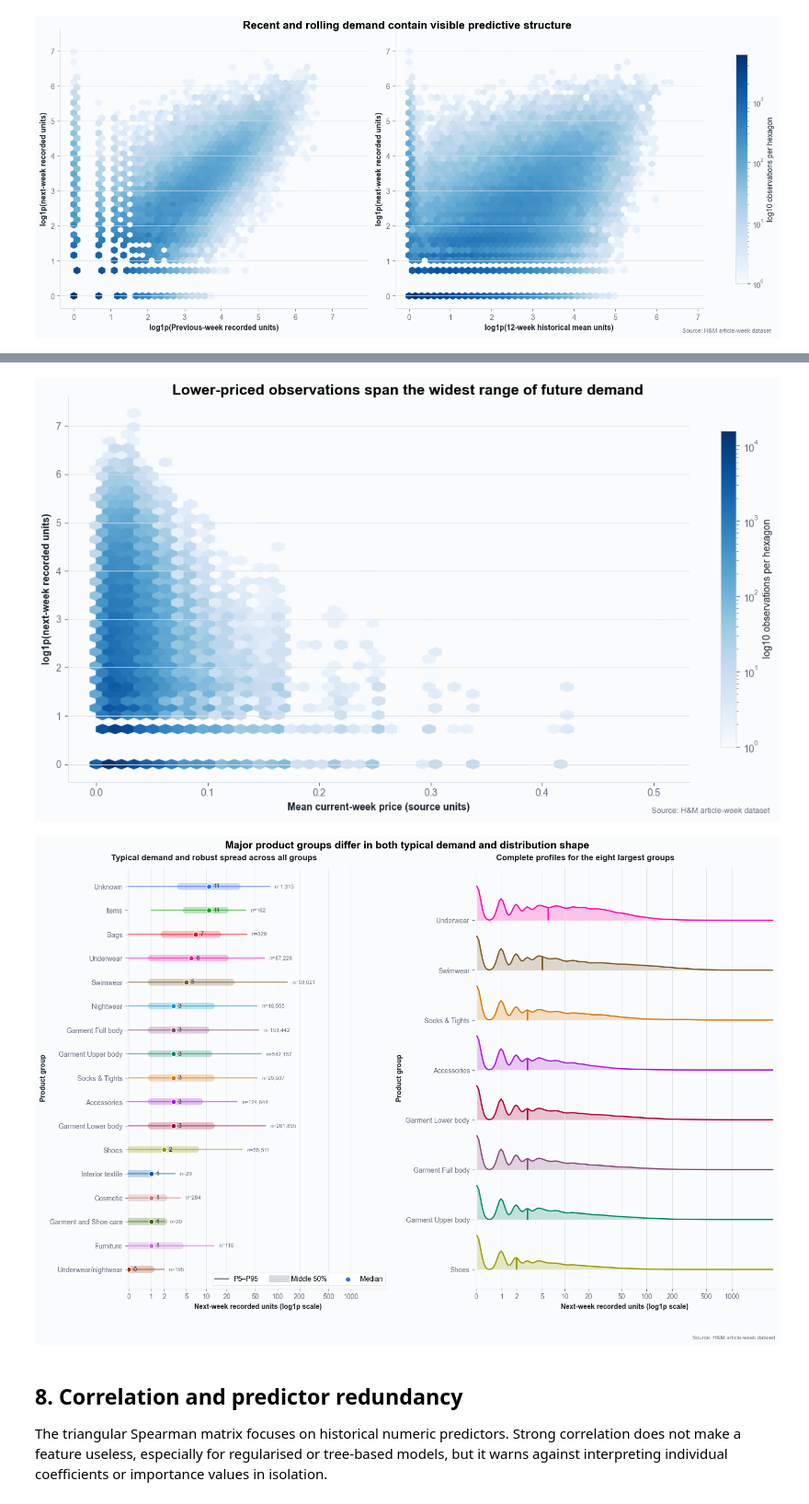
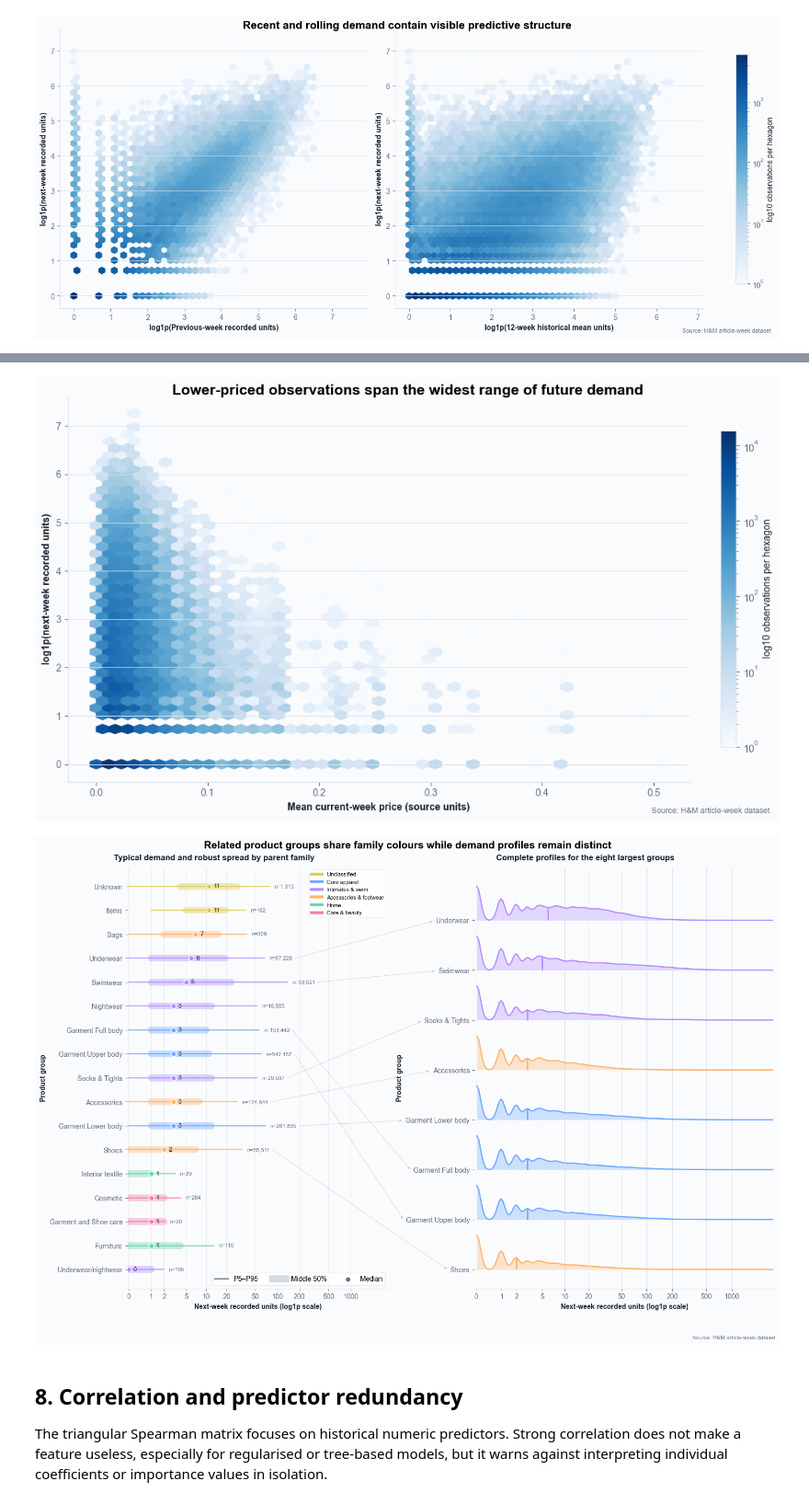
Before and after one commit to ML-ENI/fashion-demand-ml, a Jupyter notebook: notebooks/03_eda_regression.ipynb, the cells around one changed output, grey strips where cells are left out. Shown at 92% size. Saved outputs shown, nothing was run; the diff lists cells and outputs as text; code cells hidden in the pictures.

```diff
--- a/notebooks/03_eda_regression.ipynb
+++ b/notebooks/03_eda_regression.ipynb
@@ -357,9 +370,35 @@ finish_figure(fig, "Lower-priced observations span the widest range of future de
 plt.show()
 
 group_order = category_distribution.index.tolist()
-if len(group_order) > len(CATEGORY_PALETTE):
-    raise ValueError("The categorical palette supports at most 20 product groups.")
-group_colors = dict(zip(group_order, reversed(CATEGORY_PALETTE[:len(group_order)])))
+PRODUCT_GROUP_FAMILY = {
+    "Unknown": "Unclassified", "Items": "Unclassified",
+    "Garment Full body": "Core apparel",
+    "Garment Upper body": "Core apparel",
+    "Garment Lower body": "Core apparel",
+    "Underwear": "Intimates & swim", "Swimwear": "Intimates & swim",
+    "Nightwear": "Intimates & swim", "Socks & Tights": "Intimates & swim",
+    "Underwear/nightwear": "Intimates & swim",
+    "Bags": "Accessories & footwear",
+    "Accessories": "Accessories & footwear",
+    "Shoes": "Accessories & footwear",
+    "Interior textile": "Home", "Furniture": "Home",
+    "Cosmetic": "Care & beauty",
+    "Garment and Shoe care": "Care & beauty",
+}
+FAMILY_COLORS = {
+    "Unclassified": "#E2C94C",
+    "Core apparel": "#6FA8FF",
+    "Intimates & swim": "#B28DFF",
+    "Accessories & footwear": "#FFB36B",
+    "Home": "#65D6A6",
+    "Care & beauty": "#F27DAA",
+}
+unmapped_groups = sorted(set(group_order) - PRODUCT_GROUP_FAMILY.keys())
+if unmapped_groups:
+    raise ValueError(f"Missing parent-family mapping for: {unmapped_groups}")
+group_colors = {
+    group: FAMILY_COLORS[PRODUCT_GROUP_FAMILY[group]] for group in group_order
+}
 ridge_order = category_distribution.loc[ridge_groups].sort_values("median").index.tolist()
 group_values = {
     group: train.loc[train["product_group_name"].eq(group), target].to_numpy()
@@ -380,22 +419,23 @@ fig, axes = plt.subplots(
     gridspec_kw={"width_ratios": [1, 1.15]},
 )
 interval_ax, ridge_ax = axes
+sample_size_labels = {}
 for position, (group, row) in enumerate(category_distribution.iterrows()):
     color = group_colors[group]
     p05, q1, median, q3, p95 = np.log1p(
         row[["p05", "q1", "median", "q3", "p95"]].to_numpy()
     )
     interval_ax.plot([p05, p95], [position, position], color=color,
-                     linewidth=1.7, alpha=.55, solid_capstyle="round")
+                     linewidth=1.7, alpha=.8, solid_capstyle="round")
     interval_ax.plot([q1, q3], [position, position], color=color,
-                     linewidth=10, alpha=.25, solid_capstyle="round")
+                     linewidth=10, alpha=.38, solid_capstyle="round")
     interval_ax.scatter(median, position, color=color, edgecolor="white",
                         linewidth=1.2, s=55, zorder=3)
     interval_ax.annotate(
         f"{row['median']:.0f}", (median, position), xytext=(7, 0),
         textcoords="offset points", va="center", color=INK, fontsize=9,
     )
-    interval_ax.annotate(
+    sample_size_labels[group] = interval_ax.annotate(
         f"n={group_statistics.loc[group, 'article_weeks']:,}", (p95, position),
         xytext=(7, 0), textcoords="offset points", va="center",
         color=MUTED, fontsize=8,
@@ -408,7 +448,7 @@ for position, group in enumerate(ridge_order):
     density = np.convolve(density, density_kernel, mode="same")
     ridge_height = .68 * density / density.max() if density.max() else density
     ridge_ax.fill_between(
-        density_x, position, position + ridge_height, color=color, alpha=.22, linewidth=0,
+        density_x, position, position + ridge_height, color=color, alpha=.32, linewidth=0,
     )
     ridge_ax.plot(density_x, position + ridge_height, color=color, linewidth=1.8)
     median_height = np.interp(median, density_x, ridge_height)
@@ -425,55 +465,83 @@ for ax in axes:
     ax.grid(axis="y", visible=False)
     ax.grid(axis="x", color=GRID, linewidth=.7)
 
-interval_ax.set_title("Typical demand and robust spread across all groups", fontweight="bold", color=INK, pad=10)
+interval_ax.set_title("Typical demand and robust spread by parent family", fontweight="bold", color=INK, pad=10)
 ridge_ax.set_title("Complete profiles for the eight largest groups", fontweight="bold", color=INK, pad=10)
 ridge_ax.spines["left"].set_visible(False)
 interval_ax.plot([], [], color=MUTED, linewidth=1.7, label="P5–P95")
 interval_ax.plot([], [], color=MUTED, linewidth=10, alpha=.25, label="Middle 50%")
-interval_ax.scatter([], [], color=BLUE, edgecolor="white", s=55, label="Median")
+interval_ax.scatter([], [], color=MUTED, edgecolor="white", s=55, label="Median")
+family_handles = [
+    Line2D([0], [0], color=color, linewidth=4, label=family)
+    for family, color in FAMILY_COLORS.items()
+]
+family_legend = interval_ax.legend(
+    handles=family_handles, frameon=True, fancybox=True,
+    facecolor="white", edgecolor=GRID, loc="upper right", fontsize=8,
+)
+family_legend.get_frame().set_linewidth(.8)
+interval_ax.add_artist(family_legend)
 legend = interval_ax.legend(
     frameon=True, fancybox=True, facecolor="white", edgecolor=GRID,
     loc="lower right", ncol=3,
 )
 legend.get_frame().set_linewidth(.8)
 fig.suptitle(
-    "Major product groups differ in both typical demand and distribution shape",
+    "Related product groups share family colours while demand profiles remain distinct",
     fontsize=15, fontweight="bold", x=.5,
 )
 ridge_ax.text(
     1, -.11, "Source: H&M article-week dataset", transform=ridge_ax.transAxes,
     ha="right", va="top", color=MUTED, fontsize=8, clip_on=False,
 )
 center_axis_title(interval_ax)
 center_axis_title(ridge_ax)
 center_figure_title(fig)
+fig.canvas.draw()
+renderer = fig.canvas.get_renderer()
+to_figure = fig.transFigure.inverted()
+ridge_label_boxes = {
+    group: label.get_window_extent(renderer)
+    for group, label in zip(ridge_order, ridge_ax.get_yticklabels())
+}
+for group in ridge_order:
+    label_box = sample_size_labels[group].get_window_extent(renderer)
+    start_pixels = (label_box.x1 + 5, (label_box.y0 + label_box.y1) / 2)
+    target_box = ridge_label_boxes[group]
+    end_pixels = (target_box.x0 - 4, (target_box.y0 + target_box.y1) / 2)
+    connector = FancyArrowPatch(
+        to_figure.transform(start_pixels), to_figure.transform(end_pixels),
+        transform=fig.transFigure, arrowstyle="-|>", mutation_scale=8,
+        linewidth=.8, color="#C7CED8", alpha=.72,
+        connectionstyle="arc3,rad=0", shrinkA=0, shrinkB=2,
+        clip_on=False, zorder=2,
+    )
+    fig.add_artist(connector)
 figure_dir = ROOT / "results/figures"
 figure_dir.mkdir(parents=True, exist_ok=True)
-fig.savefig(figure_dir / "product_group_demand_distribution.svg", bbox_inches="tight")
-fig.savefig(figure_dir / "product_group_demand_distribution.png", dpi=300, bbox_inches="tight")
 plt.show()
 # %% [output]
 |  | article_weeks | mean | median | p90 | zero_rate |
 | product_group_name |  |  |  |  |  |
 | Garment Upper body | 542157 | 13.177 | 3.0 | 33.0 | 0.221 |
 | Garment Lower body | 261895 | 15.191 | 3.0 | 38.0 | 0.215 |
 | Garment Full body | 153442 | 12.385 | 3.0 | 31.0 | 0.227 |
 | Accessories | 124644 | 7.152 | 3.0 | 18.0 | 0.236 |
 | Underwear | 87228 | 16.796 | 6.0 | 44.0 | 0.157 |
 | Shoes | 55511 | 7.382 | 2.0 | 19.0 | 0.287 |
 | Swimwear | 53021 | 27.485 | 5.0 | 77.0 | 0.168 |
 | Socks & Tights | 29537 | 13.156 | 3.0 | 32.0 | 0.229 |
 | Nightwear | 16555 | 11.934 | 3.0 | 31.0 | 0.239 |
 | Unknown | 1315 | 22.278 | 11.0 | 60.0 | 0.056 |
 | Bags | 329 | 11.857 | 7.0 | 29.2 | 0.116 |
 | Cosmetic | 284 | 1.148 | 1.0 | 3.0 | 0.496 |
 | Underwear/nightwear | 195 | 0.549 | 0.0 | 1.6 | 0.656 |
 | Items | 162 | 14.000 | 11.0 | 31.9 | 0.031 |
 | Furniture | 110 | 3.082 | 1.0 | 8.1 | 0.327 |
 | Interior textile | 29 | 1.000 | 1.0 | 2.0 | 0.483 |
 | Garment and Shoe care | 20 | 1.100 | 1.0 | 2.0 | 0.300 |
 [figure]
-[figure, old version]
+[figure, new version]
 # %% [markdown]
 ## 8. Correlation and predictor redundancy
 
```
Also changed, not shown: parts of 4 cells of this notebook, 1 other file.
